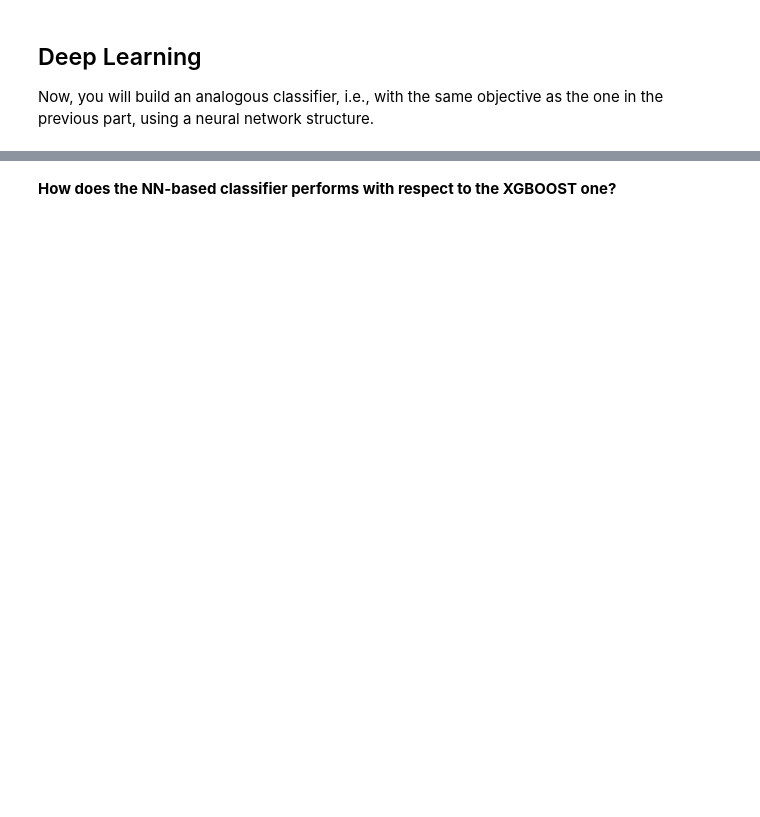
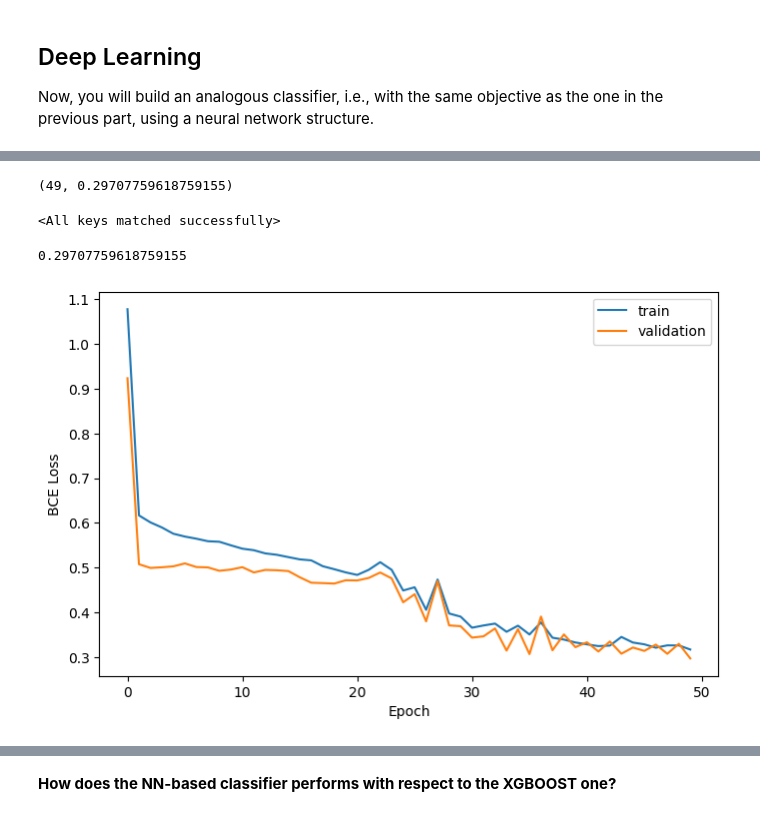
Before and after one commit to LUGOZZI/robot_judge_2023, a Jupyter notebook: homeworks/HW05.ipynb, the cells around one changed output, grey strips where cells are left out. Saved outputs shown, nothing was run; the diff lists cells and outputs as text; code cells hidden in the pictures; blank space fills up the shorter version.

```diff
--- a/homeworks/HW05.ipynb
+++ b/homeworks/HW05.ipynb
@@ -182,3 +210,11 @@ Now, you will build an analogous classifier, i.e., with the same objective as th
+# %%
+# before bulding the model we will transform all our data to tensors
+X_train = torch.tensor(X_train.to_numpy(), dtype=torch.float32)
+y_train = torch.tensor(y_train.to_numpy(), dtype=torch.float32).reshape(-1, 1)
+X_test = torch.tensor(X_test.to_numpy(), dtype=torch.float32)
+y_test = torch.tensor(y_test.to_numpy(), dtype=torch.float32).reshape(-1, 1)
+X_val = torch.tensor(X_val.to_numpy(), dtype=torch.float32)
+y_val = torch.tensor(y_val.to_numpy(), dtype=torch.float32).reshape(-1, 1)
 # %%
 ## build a MLP (multilayer perceptron) model to predict the outcome using
 # the same predictors as in the XGBoost model.
@@ -186,4 +222,15 @@ Now, you will build an analogous classifier, i.e., with the same objective as th
 
 #TODO
 
-nn_model = nn.Sequential()
+model = nn.Sequential(
+    nn.Linear(in_features=X.shape[1], out_features=128),
+    nn.ReLU(),
+    nn.Dropout(0.5),
+    nn.Linear(128, 256),
+    nn.ReLU(),
+    nn.Dropout(0.5),
+    nn.Linear(256, 128),
+    nn.ReLU(),
+    nn.Linear(128, 1),
+    nn.Sigmoid()
+)
@@ -190,3 +279,6 @@ nn_model = nn.Sequential()
 # %%
 # define the loss function and the optimizer
 #TODO
+loss_function = nn.BCELoss()
+optimizer = optim.Adam(model.parameters(),
+                       lr=0.001)
@@ -201,0 +368,28 @@ for epoch in range(n_epochs):
+# %%
+best_epoch, best_loss
+# %% [output]
+(49, 0.29707759618759155)
+# %%
+# restore model to its state with the lowest validation loss
+model.load_state_dict(best_weights)
+# %% [output]
+<All keys matched successfully>
+# %%
+# can I recover the best BCE loss?
+y_pred = model(X_val)
+mse_val = loss_function(y_pred, y_val)
+mse_val = float(mse_val)
+mse_val
+# %% [output]
+0.29707759618759155
+# %%
+# plot performance by epoch
+plt.figure(figsize=(8,5))
+plt.plot(history_train_loss, label="train")
+plt.plot(history_val_loss, label="validation")
+plt.xlabel("Epoch")
+plt.ylabel("BCE Loss")
+plt.legend()
+plt.show()
+# %% [output]
+[figure, added]
```
Also changed, not shown: parts of 23 cells of this notebook.
